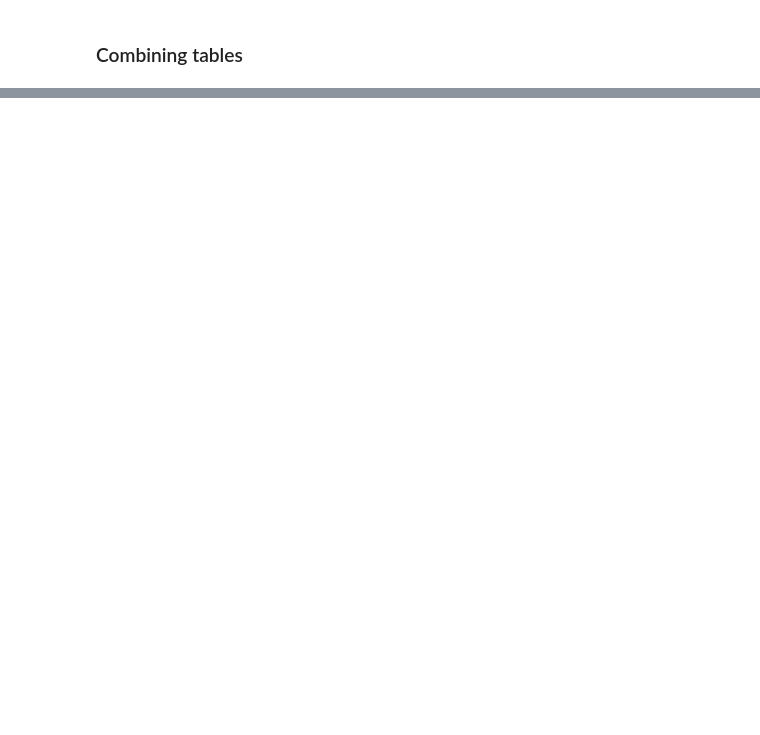
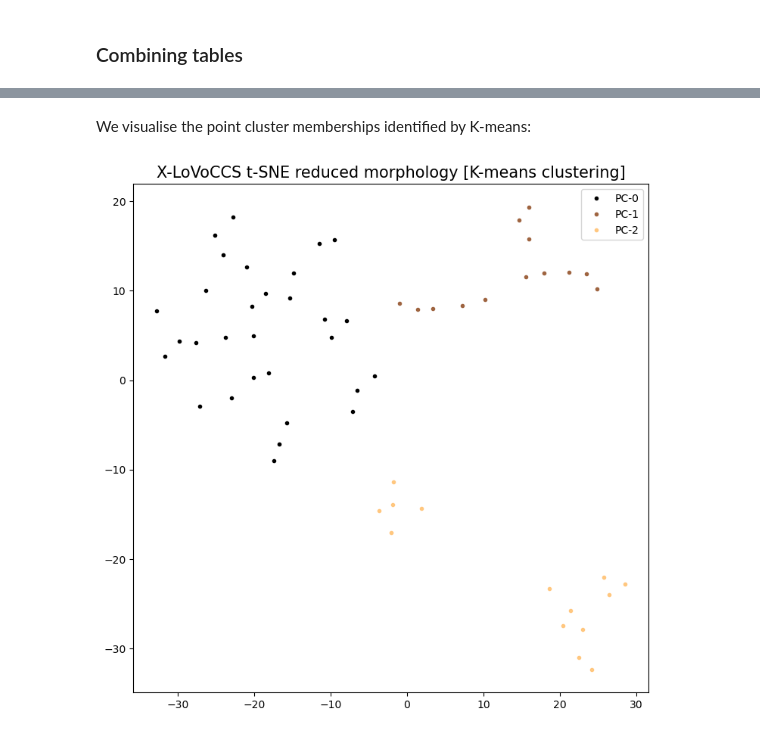
Before and after one commit to LoVoCCS/X-LoVoCCS-Analyses, a Jupyter notebook: notebooks/positions_and_morphology/whole_morphology_parameter_space.ipynb, the cells around one changed output, grey strips where cells are left out. Drawn from its saved outputs; the diff is of its cells as text; code cells hidden in the pictures; blank space fills up the shorter version.

```diff
--- a/notebooks/positions_and_morphology/whole_morphology_parameter_space.ipynb
+++ b/notebooks/positions_and_morphology/whole_morphology_parameter_space.ipynb
@@ -103,0 +453,19 @@ xlovoccs_samp.head(6)
+# %%
+plt.figure(figsize=(7.5, 7.5))
+
+colors = plt.cycler("color", plt.cm.gnuplot(np.linspace(0, 1, tsne_aff_num_pnt_clst)))
+
+for k, col in zip(range(tsne_aff_num_pnt_clst), colors):
+    class_members = labels == k
+    cluster_center = tsne_reduced[aff_pr_tsne.cluster_centers_indices_[k]]
+    plt.scatter(tsne_reduced[class_members, 0], tsne_reduced[class_members, 1], color=col["color"], marker=".")
+    plt.scatter(cluster_center[0], cluster_center[1], s=40, color=col["color"], marker="x", label="PC-"+str(k))
+
+    for x in tsne_reduced[class_members]:
+        plt.plot([cluster_center[0], x[0]], [cluster_center[1], x[1]], color=col["color"])
+
+plt.title('X-LoVoCCS t-SNE reduced morphology [affinity propagation]', fontsize=15)
+
+plt.legend()
+plt.tight_layout()
+plt.show()
@@ -103,0 +476,11 @@ xlovoccs_samp.head(6)
+# %%
+kmeans_tsne_num_clust = 3
+
+kmeans_tsne = KMeans(kmeans_tsne_num_clust)
+kmeans_tsne = kmeans_tsne.fit(tsne_reduced)
+# %%
+tsne_kmeans_num_members = np.unique(kmeans_tsne.labels_, return_counts=True)[1]
+tsne_kmeans_pnt_membership = kmeans_tsne.labels_
+
+for clst_ind in range(0, kmeans_tsne_num_clust):
+    print('PC-'+str(clst_ind), '[{n} members]'.format(n=tsne_kmeans_num_members[clst_ind]))
@@ -103,0 +517,17 @@ xlovoccs_samp.head(6)
+# %% [markdown]
+We visualise the point cluster memberships identified by K-means:
+# %%
+plt.figure(figsize=(7.5, 7.5))
+
+colors = plt.cycler("color", plt.cm.copper(np.linspace(0, 1, kmeans_tsne_num_clust)))
+for k, col in zip(range(kmeans_tsne_num_clust), colors):
+    cur_sel = np.argwhere(tsne_kmeans_pnt_membership == k).flatten()
+
+    plt.plot(tsne_reduced[cur_sel, 0], tsne_reduced[cur_sel, 1], '.', color=col['color'], label='PC-'+str(k))
+
+plt.title('X-LoVoCCS t-SNE reduced morphology [K-means clustering]', fontsize=15)
+plt.legend()
+plt.tight_layout()
+plt.show()
+# %% [output]
+[figure, added]
```
Also changed, not shown: parts of 50 cells of this notebook, 1 other file.
